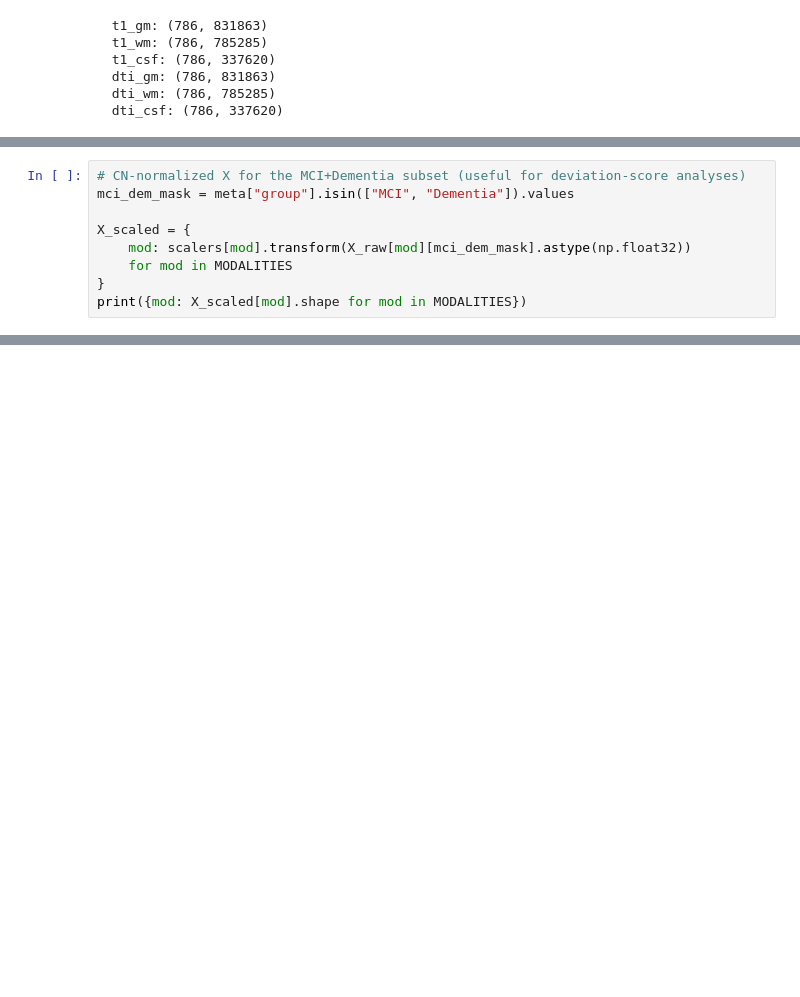
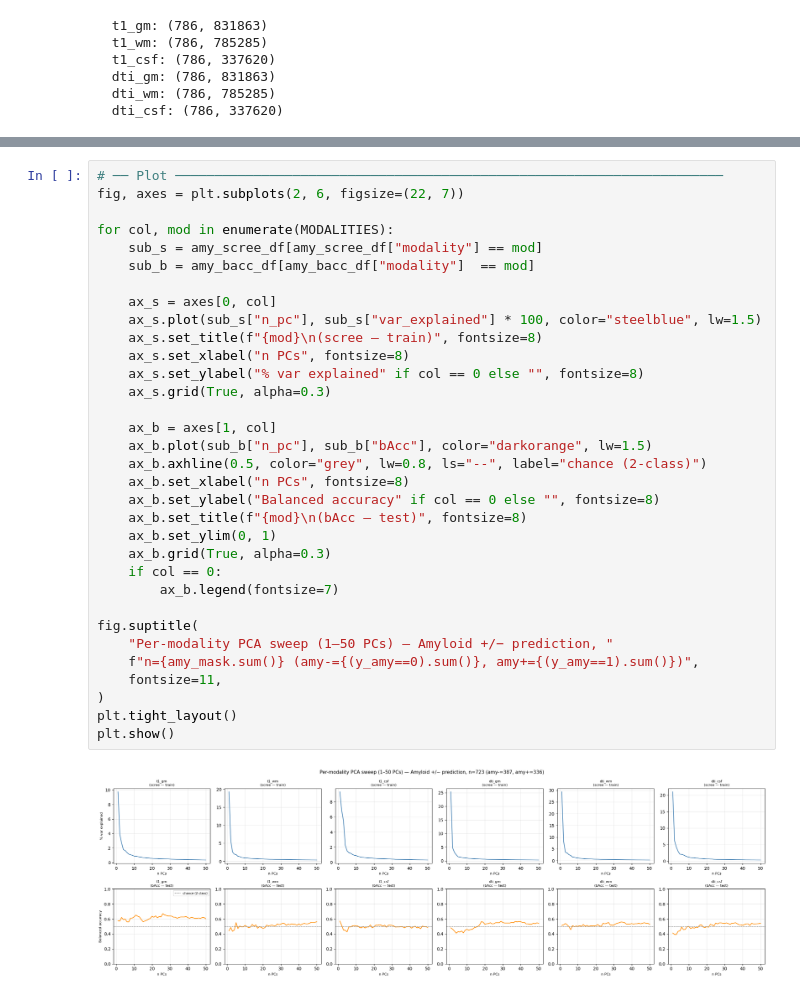
Before and after one commit to william2952/ADRU, a Jupyter notebook: model_analysis_v4.ipynb, the cells around one changed output, grey strips where cells are left out. Cells and saved outputs as stored; diff of their text form; blank space fills up the shorter version.

```diff
--- a/model_analysis_v4.ipynb
+++ b/model_analysis_v4.ipynb
@@ -198,9 +194,0 @@ Impaired amy-: 144  Impaired amy+: 193
-# %%
-# CN-normalized X for the MCI+Dementia subset (useful for deviation-score analyses)
-mci_dem_mask = meta["group"].isin(["MCI", "Dementia"]).values
-
-X_scaled = {
-    mod: scalers[mod].transform(X_raw[mod][mci_dem_mask].astype(np.float32))
-    for mod in MODALITIES
-}
-print({mod: X_scaled[mod].shape for mod in MODALITIES})
@@ -293,0 +701,35 @@ dti_csf        0.580   0.565   0.595
+# %%
+# ── Plot ──────────────────────────────────────────────────────────────────────
+fig, axes = plt.subplots(2, 6, figsize=(22, 7))
+
+for col, mod in enumerate(MODALITIES):
+    sub_s = amy_scree_df[amy_scree_df["modality"] == mod]
+    sub_b = amy_bacc_df[amy_bacc_df["modality"]  == mod]
+
+    ax_s = axes[0, col]
+    ax_s.plot(sub_s["n_pc"], sub_s["var_explained"] * 100, color="steelblue", lw=1.5)
+    ax_s.set_title(f"{mod}\n(scree — train)", fontsize=8)
+    ax_s.set_xlabel("n PCs", fontsize=8)
+    ax_s.set_ylabel("% var explained" if col == 0 else "", fontsize=8)
+    ax_s.grid(True, alpha=0.3)
+
+    ax_b = axes[1, col]
+    ax_b.plot(sub_b["n_pc"], sub_b["bAcc"], color="darkorange", lw=1.5)
+    ax_b.axhline(0.5, color="grey", lw=0.8, ls="--", label="chance (2-class)")
+    ax_b.set_xlabel("n PCs", fontsize=8)
+    ax_b.set_ylabel("Balanced accuracy" if col == 0 else "", fontsize=8)
+    ax_b.set_title(f"{mod}\n(bAcc — test)", fontsize=8)
+    ax_b.set_ylim(0, 1)
+    ax_b.grid(True, alpha=0.3)
+    if col == 0:
+        ax_b.legend(fontsize=7)
+
+fig.suptitle(
+    "Per-modality PCA sweep (1–50 PCs) — Amyloid +/− prediction, "
+    f"n={amy_mask.sum()} (amy-={(y_amy==0).sum()}, amy+={(y_amy==1).sum()})",
+    fontsize=11,
+)
+plt.tight_layout()
+plt.show()
+# %% [output]
+[figure, added]
```
Also changed, not shown: parts of 28 cells of this notebook, 3 other files.
